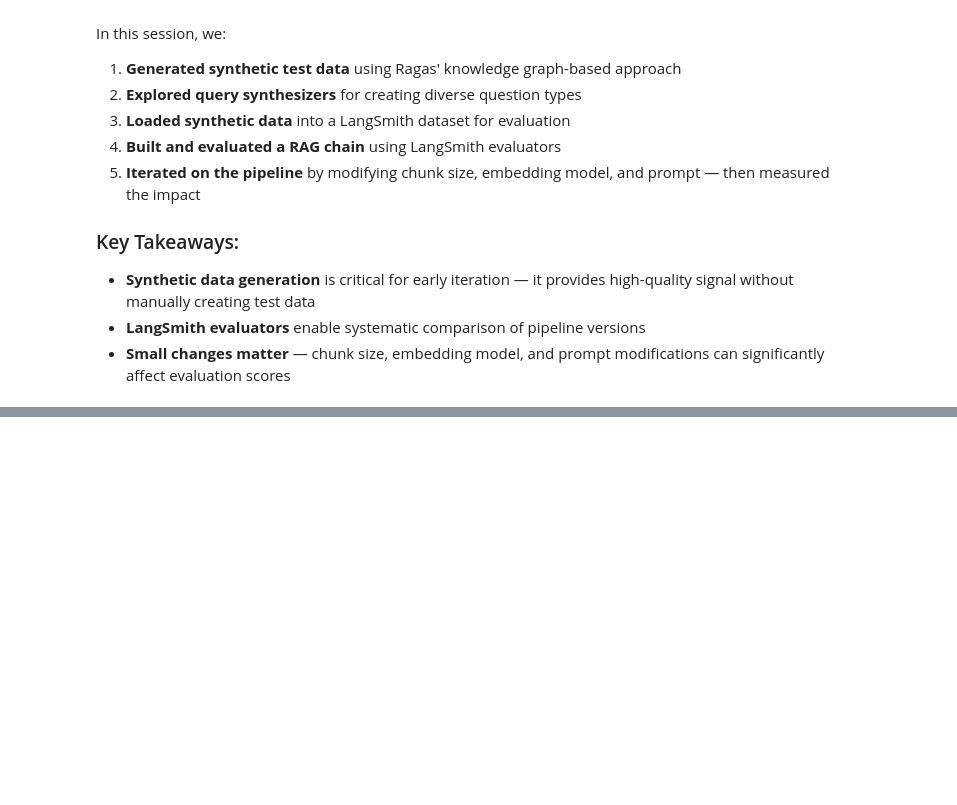
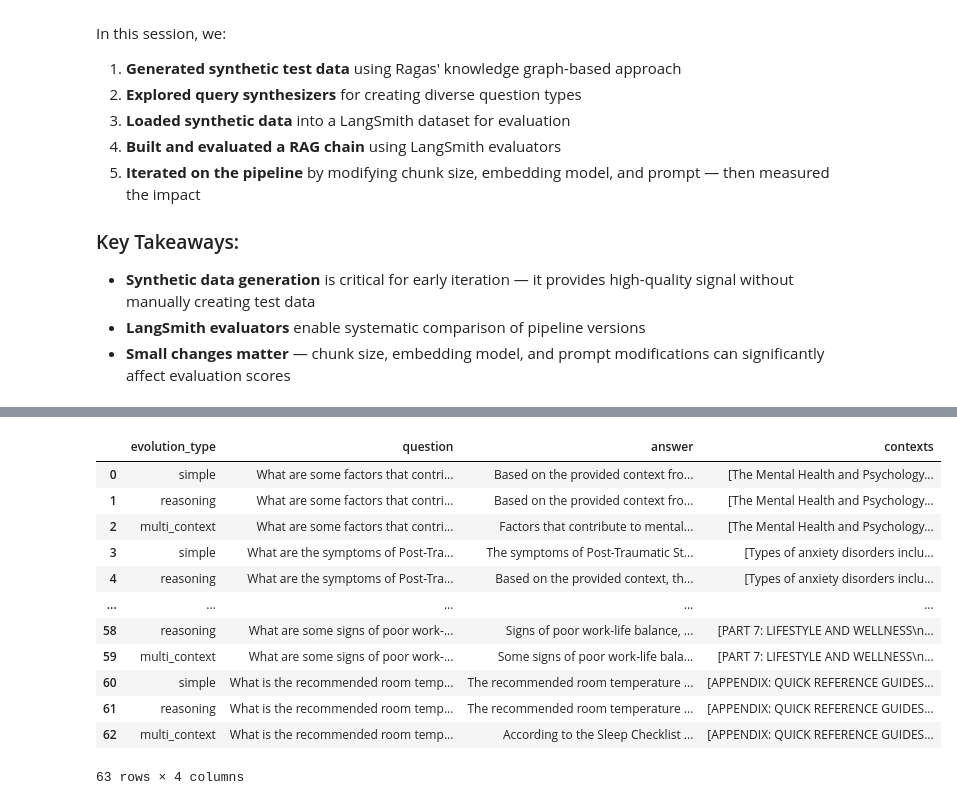
Before and after one commit to fox8991/AIE9, a Jupyter notebook: 09_Synthetic_Data_Generation_and_LangSmith/Synthetic_Data_Generation_RAGAS_&_LangSmith_Assignment.ipynb, the cells around one changed output, grey strips where cells are left out. Saved outputs shown, nothing was run; the diff lists cells and outputs as text; code cells hidden in the pictures; blank space fills up the shorter version.

```diff
--- a/09_Synthetic_Data_Generation_and_LangSmith/Synthetic_Data_Generation_RAGAS_&_LangSmith_Assignment.ipynb
+++ b/09_Synthetic_Data_Generation_and_LangSmith/Synthetic_Data_Generation_RAGAS_&_LangSmith_Assignment.ipynb
@@ -853,0 +1081,14 @@ In this session, we:
+# %%
+# Load documents
+loader = DirectoryLoader("data/", glob="*.txt", loader_cls=TextLoader)
+docs = loader.load()
+print(f"Loaded {len(docs)} documents")
+
+# Invoke
+result = sdg_graph.invoke({"documents": docs})
+
+# Check the 3 required outputs
+print(f"\n=== Results ===")
+print(f"Evolved Questions: {len(result['evolved_questions'])}")
+print(f"Answers: {len(result['answers'])}")
+print(f"Contexts: {len(result['contexts'])}")
@@ -853,0 +1113,35 @@ In this session, we:
+# %%
+# Check the results
+
+import pandas as pd
+
+rows = []
+ctx_by_id = {c["question_id"]: c for c in result["contexts"]}
+ans_by_id = {a["question_id"]: a for a in result["answers"]}
+
+for q in result["evolved_questions"]:
+    c = ctx_by_id[q["id"]]
+    a = ans_by_id[q["id"]]
+    rows.append({
+        "evolution_type": q["evolution_type"],
+        "question": q["question"],
+        "answer": a["answer"],
+        "contexts": c["contexts"],
+    })
+
+df = pd.DataFrame(rows)
+df
+# %% [output]
+|  | evolution_type | question | answer | contexts |
+| 0 | simple | What are some factors that contri... | Based on the provided context fro... | [The Mental Health and Psychology... |
+| 1 | reasoning | What are some factors that contri... | Based on the provided context fro... | [The Mental Health and Psychology... |
+| 2 | multi_context | What are some factors that contri... | Factors that contribute to mental... | [The Mental Health and Psychology... |
+| 3 | simple | What are the symptoms of Post-Tra... | The symptoms of Post-Traumatic St... | [Types of anxiety disorders inclu... |
+| 4 | reasoning | What are the symptoms of Post-Tra... | Based on the provided context, th... | [Types of anxiety disorders inclu... |
+| ... | ... | ... | ... | ... |
+| 58 | reasoning | What are some signs of poor work-... | Signs of poor work-life balance, ... | [PART 7: LIFESTYLE AND WELLNESS\n... |
+| 59 | multi_context | What are some signs of poor work-... | Some signs of poor work-life bala... | [PART 7: LIFESTYLE AND WELLNESS\n... |
+| 60 | simple | What is the recommended room temp... | The recommended room temperature ... | [APPENDIX: QUICK REFERENCE GUIDES... |
+| 61 | reasoning | What is the recommended room temp... | The recommended room temperature ... | [APPENDIX: QUICK REFERENCE GUIDES... |
+| 62 | multi_context | What is the recommended room temp... | According to the Sleep Checklist ... | [APPENDIX: QUICK REFERENCE GUIDES... |
+63 rows × 4 columns
```
Also changed, not shown: parts of 8 cells of this notebook.
